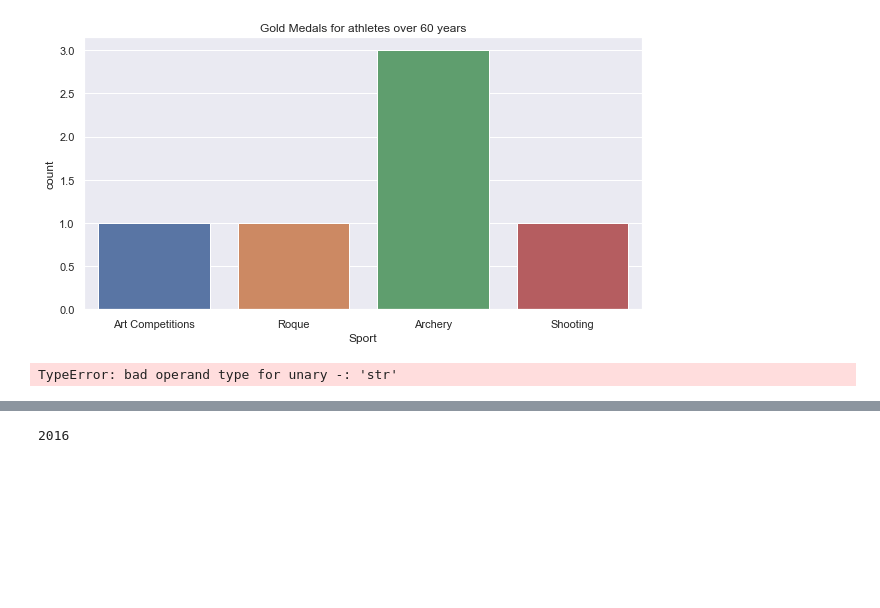
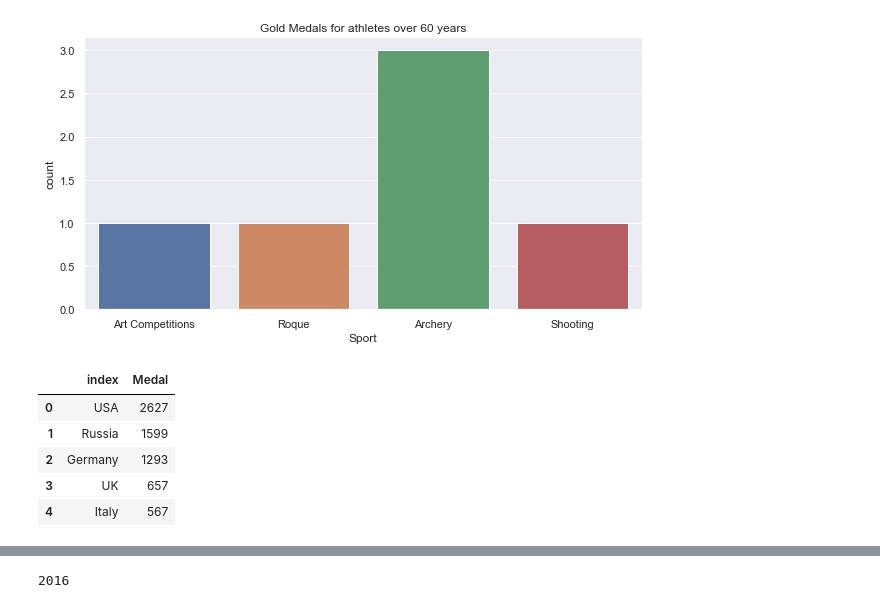
Before and after one commit to Rishiraj-singh7/Olympics-Data-, a Jupyter notebook: main.ipynb, the cells around one changed output, grey strips where cells are left out. Cells and saved outputs as stored; diff of their text form; code cells hidden in the pictures; blank space fills up the shorter version.

```diff
--- a/main.ipynb
+++ b/main.ipynb
@@ -337,7 +318,12 @@ Text(0.5, 1.0, 'Gold Medals for athletes over 60 years')
 [figure]
 # %%
 #gold medal for each country
-goldmedals.Region.value_counts().reset_index(name=-'Medal').head(5)
+goldmedals.Region.value_counts().reset_index(name='Medal').head(5)
 # %% [output]
-TypeError: bad operand type for unary -: 'str'
+|  | index | Medal |
+| 0 | USA | 2627 |
+| 1 | Russia | 1599 |
+| 2 | Germany | 1293 |
+| 3 | UK | 657 |
+| 4 | Italy | 567 |
 # %%
```
Also changed, not shown: parts of 6 cells of this notebook.
